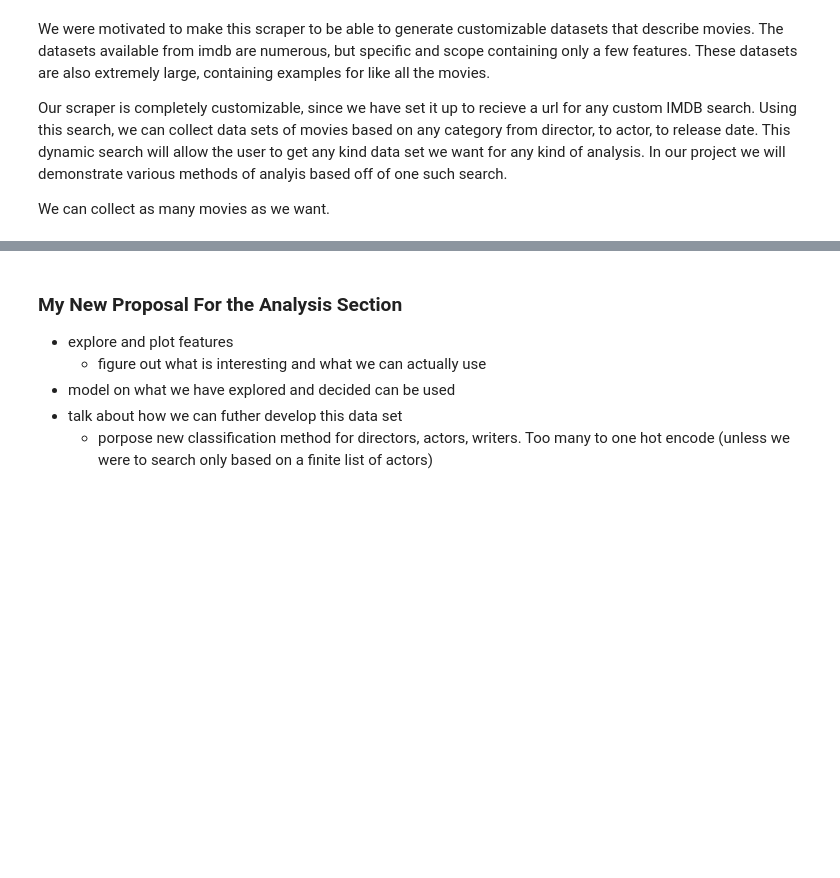
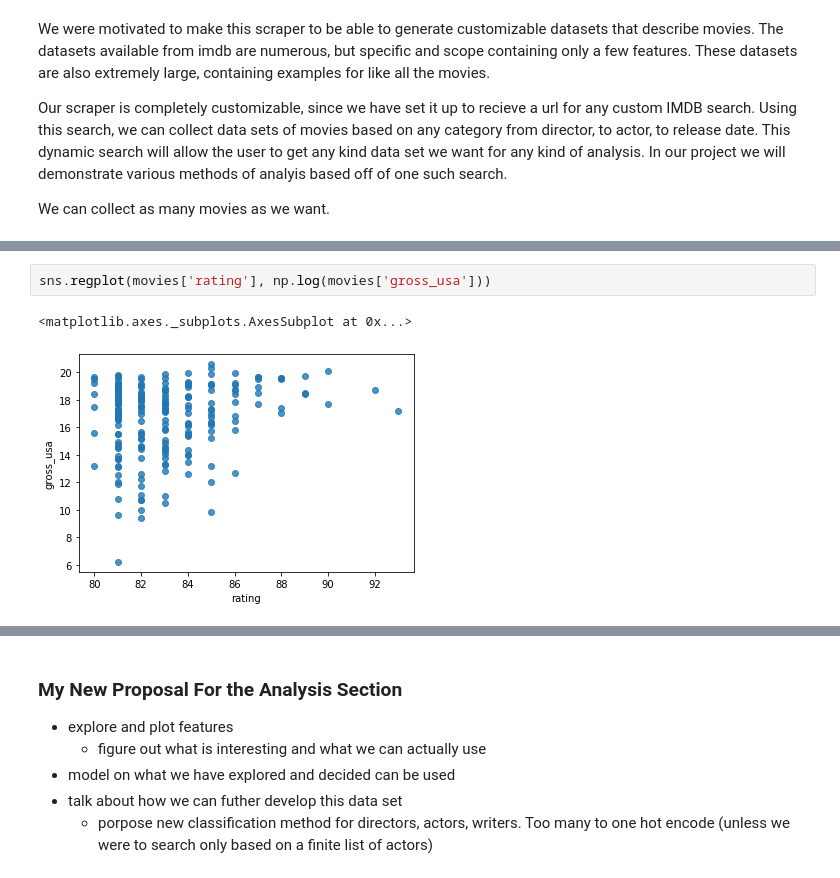
Before and after one commit to nlgriffin/IMDB_Scraper, a Jupyter notebook: will_exploration.ipynb, the cells around one changed output, grey strips where cells are left out. Saved outputs shown, nothing was run; the diff lists cells and outputs as text; blank space fills up the shorter version.

```diff
--- a/will_exploration.ipynb
+++ b/will_exploration.ipynb
@@ -46,0 +58,5 @@ movies
+# %%
+sns.regplot(movies['rating'], np.log(movies['gross_usa']))
+# %% [output]
+<matplotlib.axes._subplots.AxesSubplot at 0x...>
+[figure, added]
```
Also changed, not shown: parts of 9 cells of this notebook, 6 other files.
